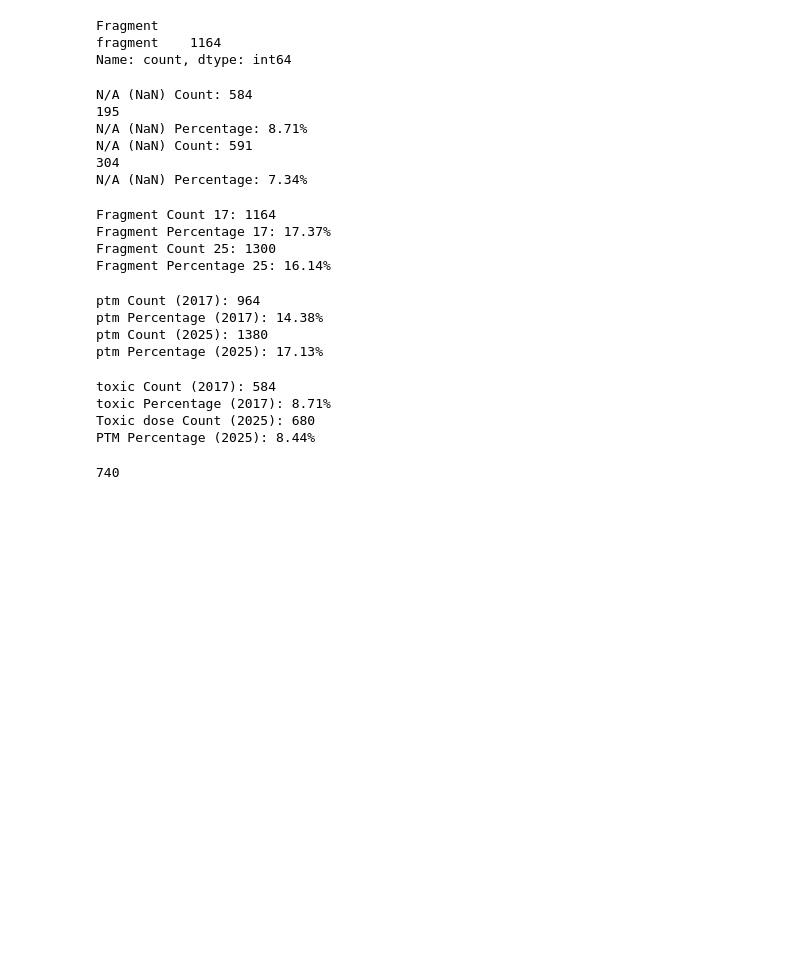
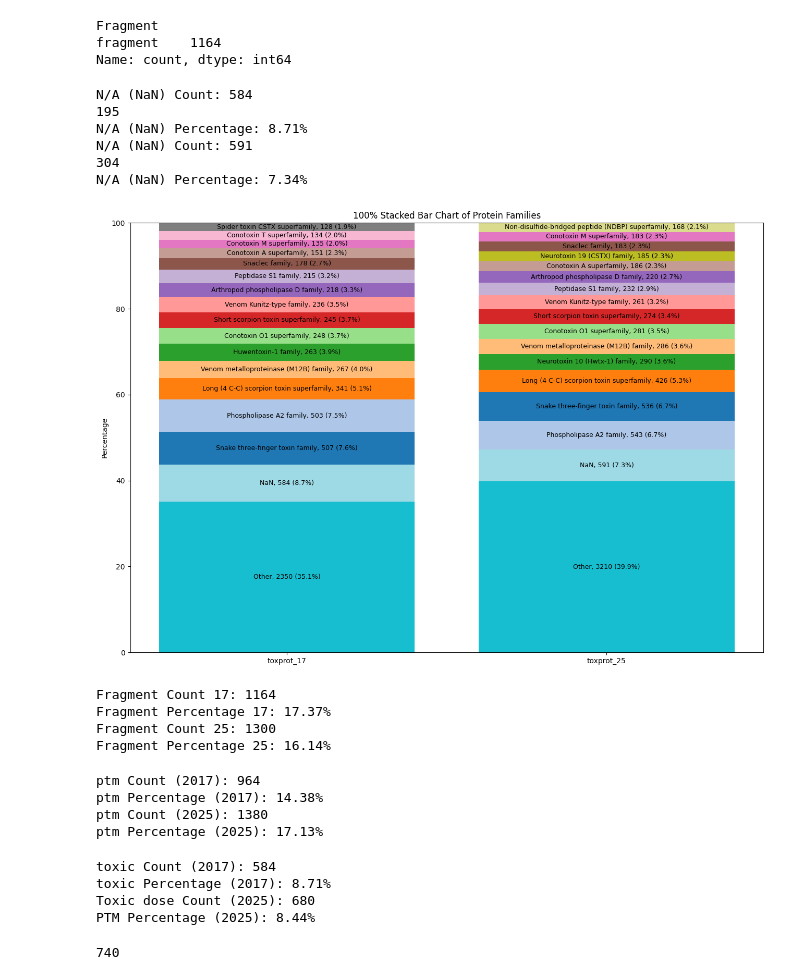
Before and after one commit to tsenoner/toxprot25, a Jupyter notebook: notebook/protfam_figures.ipynb, the cells around one changed output. Cells and saved outputs as stored; diff of their text form; code cells hidden in the pictures; blank space fills up the shorter version.

```diff
--- a/notebook/protfam_figures.ipynb
+++ b/notebook/protfam_figures.ipynb
@@ -202,6 +153,98 @@ N/A (NaN) Percentage: 8.71%
 N/A (NaN) Count: 591
 304
 N/A (NaN) Percentage: 7.34%
+# %%
+def get_top_families_per_dataset(df, column, top_n=15):
+    counts = df[column].value_counts()
+    top_counts = counts.nlargest(top_n)
+    other_count = counts.iloc[top_n:].sum()
+    nan_count = df[column].isna().sum()
+
+    top_counts["Other"] = other_count
+    if nan_count > 0:
+        top_counts["NaN"] = nan_count
+    return top_counts
+
+# Get top families per dataset
+top_17 = get_top_families_per_dataset(toxprot_17, "Protein families", top_n=15)
+top_25 = get_top_families_per_dataset(toxprot_25, "Protein families", top_n=15)
+
+# Build unified index
+top_17_sorted = top_17.sort_values(ascending=False)
+top_25_sorted = top_25.sort_values(ascending=False)
+all_families = top_17_sorted.index.to_list()
+for fam in top_25_sorted.index:
+    if fam not in all_families:
+        all_families.append(fam)
+
+# Create DataFrames
+df_stacked = pd.DataFrame(index=all_families)
+df_stacked["toxprot_17"] = top_17.reindex(all_families).fillna(0)
+df_stacked["toxprot_25"] = top_25.reindex(all_families).fillna(0)
+df_stacked_perc = df_stacked.div(df_stacked.sum()) * 100
+
+# Colors
+colors = plt.colormaps["tab20"]
+families_no_nan_other = [f for f in all_families if f not in ("Other", "NaN")]
+color_map = {fam: colors(i) for i, fam in enumerate(families_no_nan_other)}
+color_map["Other"] = colors(18)
+color_map["NaN"]   = colors(19)
+if "Huwentoxin-1 family" in color_map:
+    color_map["Neurotoxin 10 (Hwtx-1) family"] = color_map["Huwentoxin-1 family"]
+
+# Plot
+fig, ax = plt.subplots(figsize=(13, 9))
+
+# Bar 1 (toxprot_17)
+bottom = 0
+order_17 = df_stacked["toxprot_17"].sort_values(ascending=False).index
+bars17 = []
+for fam in order_17:
+    pct = df_stacked_perc.at[fam, "toxprot_17"]
+    cnt = df_stacked.at[fam, "toxprot_17"]
+    if cnt > 0:
+        bar = ax.bar("toxprot_17", pct, bottom=bottom,
+                     color=color_map.get(fam, "gray"))[0]
+        bars17.append((bar, fam, cnt, pct))
+    bottom += pct
+
+# Bar 2 (toxprot_25)
+bottom = 0
+order_25 = df_stacked["toxprot_25"].sort_values(ascending=False).index
+bars25 = []
+for fam in order_25:
+    pct = df_stacked_perc.at[fam, "toxprot_25"]
+    cnt = df_stacked.at[fam, "toxprot_25"]
+    if cnt > 0:
+        bar = ax.bar("toxprot_25", pct, bottom=bottom,
+                     color=color_map.get(fam, "gray"))[0]
+        bars25.append((bar, fam, cnt, pct))
+    bottom += pct
+
+# Add labels using each bar’s .get_x()/.get_width()
+for bar, fam, cnt, pct in bars17 + bars25:
+    ax.text(
+        bar.get_x() + bar.get_width()/2,
+        bar.get_y() + bar.get_height()/2,
+        f"{fam}, {int(cnt)} ({pct:.1f}%)",
+        ha="center", va="center", fontsize=9, wrap=True
+    )
+
+# Final formatting
+ax.set_ylabel("Percentage")
+ax.set_title(
+    "100% Stacked Bar Chart of Protein Families"
+)
+ax.set_ylim(0, 100)
+ax.tick_params(axis="x", labelsize=10)
+ax.tick_params(axis="y", labelsize=10)
+
+plt.tight_layout()
+plt.savefig("../figures/stacked_bar_protfam.png", dpi=300)
+plt.show()
+plt.close()
+# %% [output]
+[figure, added]
 # %%
 # Ensure the 'Fragment' column is treated as a string
 toxprot_17['Fragment'] = toxprot_17['Fragment'].astype(str)
```
Also changed, not shown: parts of 4 cells of this notebook, 3 other files.
